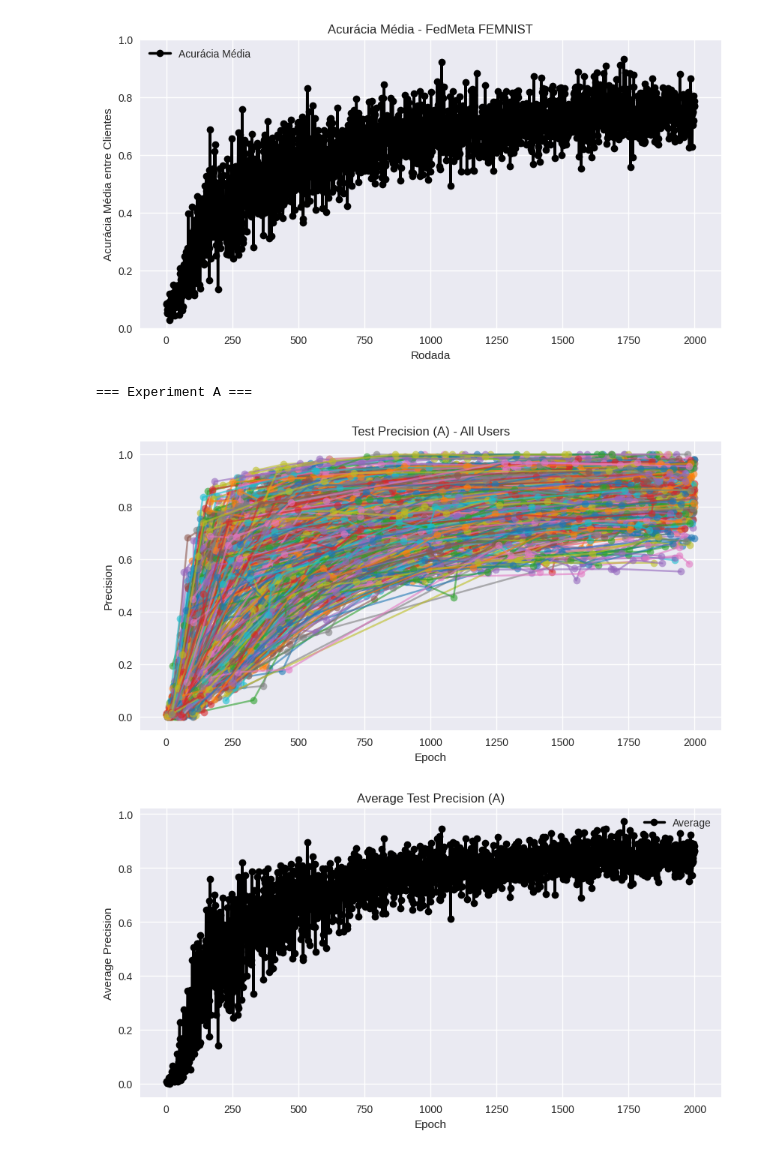
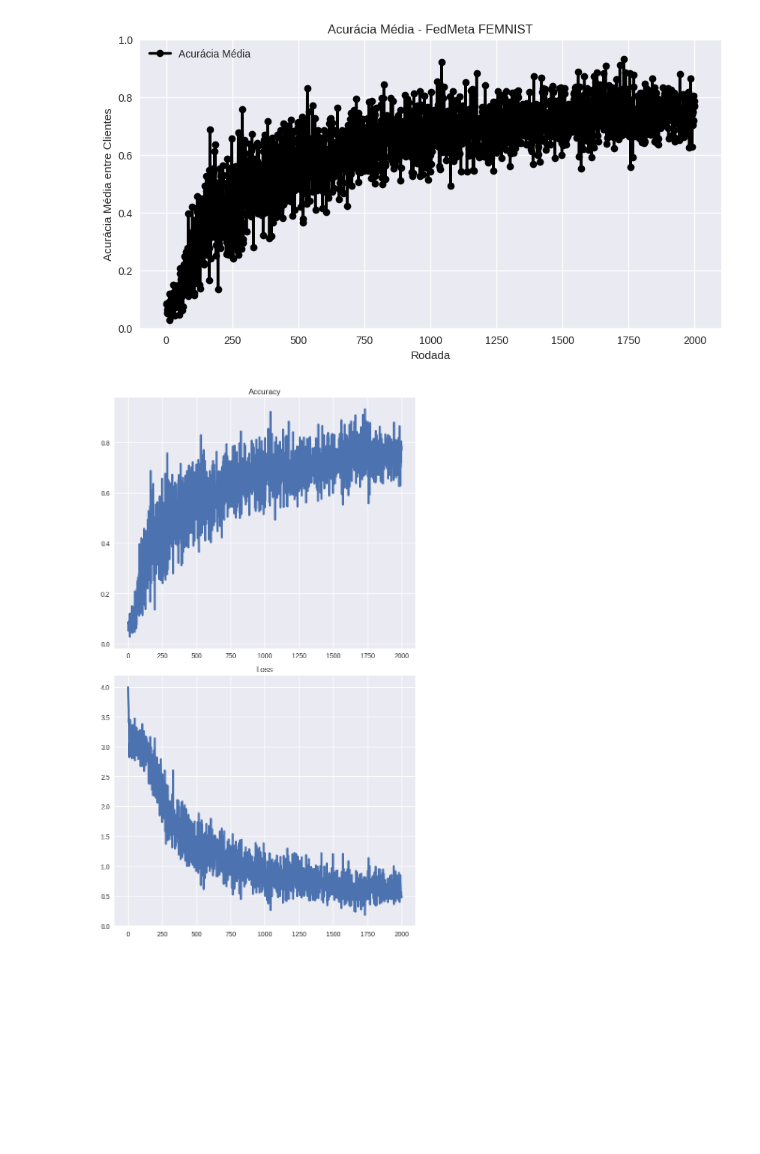
Before and after one commit to TulioPolido/federated_proxy_offset, a Jupyter notebook: Flautim/Personalized/FedMeta MobileNetV2 FEMNIST/Results/FEMNIST/plot_results_femnist.ipynb, the cells around one changed output. Cells and saved outputs as stored; diff of their text form; code cells hidden in the pictures; blank space fills up the shorter version.

```diff
--- a/Flautim/Personalized/FedMeta MobileNetV2 FEMNIST/Results/FEMNIST/plot_results_femnist.ipynb
+++ b/Flautim/Personalized/FedMeta MobileNetV2 FEMNIST/Results/FEMNIST/plot_results_femnist.ipynb
@@ -82,7 +114,7 @@ for xp in dfs:
     # 1) Plot per-user precisions
     # -------------------------
     plt.figure(figsize=(10, 5))
-    all_precisions = []
+    all_losses = []
 
     for i, user in enumerate(users_xp):
         val_pivot = dfs[xp]["users"][user]["val_pivot"]
@@ -100,7 +132,7 @@ for xp in dfs:
             continue
 
         prec_series.name = str(user)
-        all_precisions.append(prec_series)
+        all_losses.append(prec_series)
 
         plt.plot(prec_series.index.astype(int), prec_series.values,
                  marker='o', label=f'Usuário {user}', alpha=0.6, color=cmap(i % 10))
@@ -114,20 +146,20 @@ for xp in dfs:
 
 
     # -------------------------
-    # 2) Plot average precision
+    # 2) Plot average loss
     # -------------------------
-    if not all_precisions:
+    if not all_losses:
         print(f"No TEST_PREC found for any user in {xp}; skipping average plot.")
         continue
 
-    df_all = pd.concat(all_precisions, axis=1)
+    df_all = pd.concat(all_losses, axis=1)
     df_all.columns = [str(c) for c in df_all.columns]
     df_all = df_all.sort_index()
 
-    avg_precision = df_all.mean(axis=1, skipna=True)
+    avg_loss = df_all.mean(axis=1, skipna=True)
 
     plt.figure(figsize=(10, 5))
-    plt.plot(avg_precision.index.astype(int), avg_precision.values,
+    plt.plot(avg_loss.index.astype(int), avg_loss.values,
              marker='o', color='black', linewidth=2.5, label='Loss Média')
     plt.xlabel('Rodada')
     plt.ylabel('Loss Média entre Clientes')
@@ -220,6 +252,10 @@ for xp in dfs:
 === Experiment A ===
 [figure]
 [figure]
+# %%
+plot_flower(avg_accuracy.index.astype(int), avg_accuracy.values, avg_loss.index.astype(int), avg_loss.values)
+# %% [output]
+[figure, added]
 # %%
 for xp in dfs:
     print(f"\n=== Experiment {xp} ===")
@@ -231,7 +267,7 @@ for xp in dfs:
     # 1) Plot per-user precisions
     # -------------------------
     plt.figure(figsize=(10, 5))
-    all_precisions = []
+    all_losses = []
 
     for i, user in enumerate(users_xp):
         val_pivot = dfs[xp]["users"][user]["val_pivot"]
@@ -249,7 +285,7 @@ for xp in dfs:
             continue
 
         prec_series.name = str(user)
-        all_precisions.append(prec_series)
+        all_losses.append(prec_series)
 
         plt.plot(prec_series.index.astype(int), prec_series.values,
                  marker='o', label=f'User {user}', alpha=0.6, color=cmap(i % 10))
@@ -265,18 +301,18 @@ for xp in dfs:
     # -------------------------
     # 2) Plot average precision
     # -------------------------
-    if not all_precisions:
+    if not all_losses:
         print(f"No TEST_PREC found for any user in {xp}; skipping average plot.")
         continue
 
-    df_all = pd.concat(all_precisions, axis=1)
+    df_all = pd.concat(all_losses, axis=1)
     df_all.columns = [str(c) for c in df_all.columns]
     df_all = df_all.sort_index()
 
-    avg_precision = df_all.mean(axis=1, skipna=True)
+    avg_loss = df_all.mean(axis=1, skipna=True)
 
     plt.figure(figsize=(10, 5))
-    plt.plot(avg_precision.index.astype(int), avg_precision.values,
+    plt.plot(avg_loss.index.astype(int), avg_loss.values,
              marker='o', color='black', linewidth=2.5, label='Average')
     plt.xlabel('Epoch')
     plt.ylabel('Average Precision')
@@ -284,10 +320,6 @@ for xp in dfs:
     plt.legend()
     plt.grid(True)
     plt.show()
-# %% [output]
-=== Experiment A ===
-[figure, removed]
-[figure, removed]
 # %%
 for xp in dfs:
     print(f"\n=== Experiment {xp} ===")
```
Also changed, not shown: parts of 5 cells of this notebook, 1 other file.
